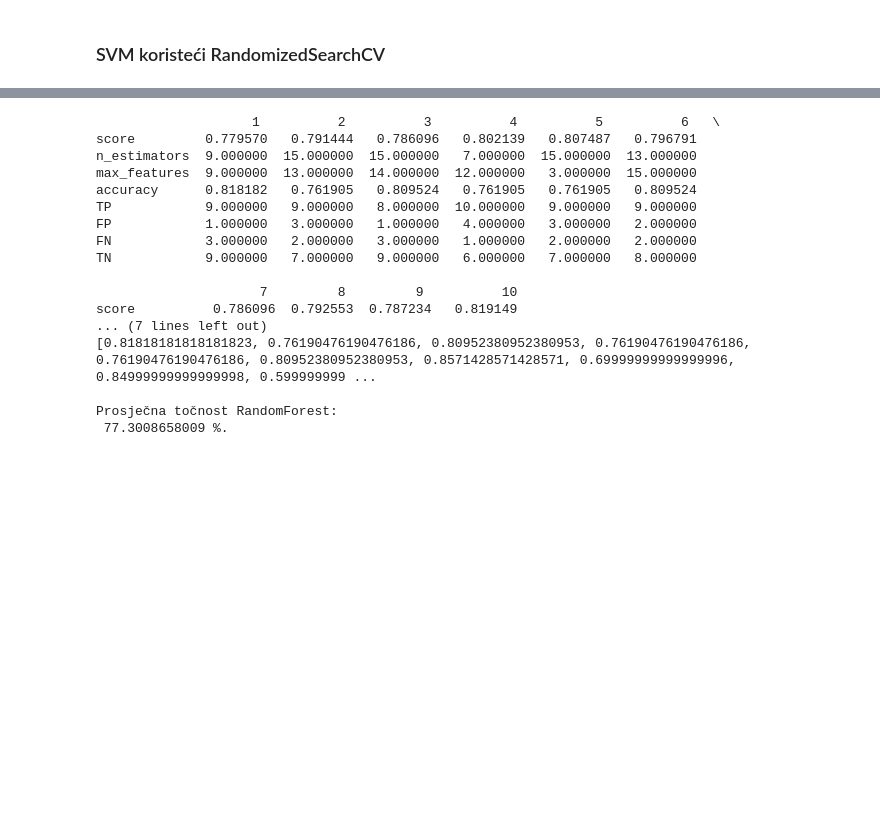
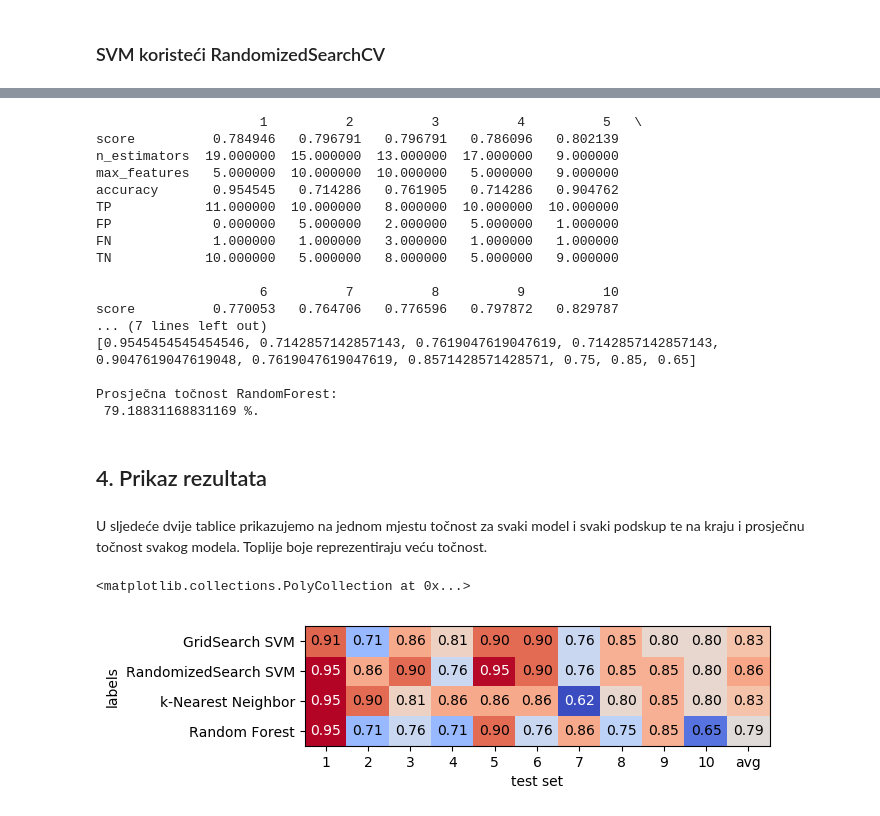
Before and after one commit to PMF-StrojnoUcenje2018/Rock_n_Mine, a Jupyter notebook: Rock_n_Mine.ipynb, the cells around one changed output, grey strips where cells are left out. Drawn from its saved outputs; the diff is of its cells as text; code cells hidden in the pictures; blank space fills up the shorter version.

```diff
--- a/Rock_n_Mine.ipynb
+++ b/Rock_n_Mine.ipynb
@@ -522,21 +528,75 @@ print(acc)
 avg_accuracy = np.average(acc)
 print("\nProsječna točnost RandomForest:\n",
       avg_accuracy*100, "%.")
+
+acc_RF = acc
 # %% [output]
-                    1          2          3          4          5          6   \
-score         0.779570   0.791444   0.786096   0.802139   0.807487   0.796791
-n_estimators  9.000000  15.000000  15.000000   7.000000  15.000000  13.000000
-max_features  9.000000  13.000000  14.000000  12.000000   3.000000  15.000000
-accuracy      0.818182   0.761905   0.809524   0.761905   0.761905   0.809524
-TP            9.000000   9.000000   8.000000  10.000000   9.000000   9.000000
-FP            1.000000   3.000000   1.000000   4.000000   3.000000   2.000000
-FN            3.000000   2.000000   3.000000   1.000000   2.000000   2.000000
-TN            9.000000   7.000000   9.000000   6.000000   7.000000   8.000000
+                     1          2          3          4          5   \
+score          0.784946   0.796791   0.796791   0.786096   0.802139
+n_estimators  19.000000  15.000000  13.000000  17.000000   9.000000
+max_features   5.000000  10.000000  10.000000   5.000000   9.000000
+accuracy       0.954545   0.714286   0.761905   0.714286   0.904762
+TP            11.000000  10.000000   8.000000  10.000000  10.000000
+FP             0.000000   5.000000   2.000000   5.000000   1.000000
+FN             1.000000   1.000000   3.000000   1.000000   1.000000
+TN            10.000000   5.000000   8.000000   5.000000   9.000000
 
-                     7         8         9          10
-score          0.786096  0.792553  0.787234   0.819149
+                     6          7          8          9          10
+score          0.770053   0.764706   0.776596   0.797872   0.829787
 ... (7 lines left out)
-[0.81818181818181823, 0.76190476190476186, 0.80952380952380953, 0.76190476190476186, 0.76190476190476186, 0.80952380952380953, 0.8571428571428571, 0.69999999999999996, 0.84999999999999998, 0.599999999 ...
+[0.9545454545454546, 0.7142857142857143, 0.7619047619047619, 0.7142857142857143, 0.9047619047619048, 0.7619047619047619, 0.8571428571428571, 0.75, 0.85, 0.65]
 
 Prosječna točnost RandomForest:
- 77.3008658009 %.
+ 79.18831168831169 %.
+# %% [markdown]
+## 4. Prikaz rezultata
+# %% [markdown]
+U sljedeće dvije tablice prikazujemo na jednom mjestu točnost za svaki model i svaki podskup te na kraju i prosječnu točnost svakog modela. Toplije boje reprezentiraju veću točnost.
+# %%
+%matplotlib inline
+
+def heatmap(values, xlabel, ylabel, xticklabels, yticklabels, cmap = None, vmin = None, vmax = None, ax = None, fmt = "%0.2f") :
+    # za veličinu cijele slike
+    plt.figure(dpi = 100)
+
+    # za veličinu fonta, fontsize javlja da je deprecated, ali radi ako treba
+    # plt.rc('text', fontsize = 9)
+
+    if ax is None:
+        ax = plt.gca()
+
+    # plot the mean cross-validation scores
+    img = ax.pcolor(values, cmap = cmap, vmin = vmin, vmax = vmax)
+    img.update_scalarmappable()
+    ax.set_xlabel(xlabel)
+    ax.set_ylabel(ylabel)
+    ax.set_xticks(np.arange(len(xticklabels)) + .5)
+    ax.set_yticks(np.arange(len(yticklabels)) + .5)
+    ax.set_xticklabels(xticklabels)
+    ax.set_yticklabels(yticklabels)
+    ax.set_aspect(0.707)
+
+    for p, color, value in zip(img.get_paths(), img.get_facecolors(), img.get_array()):
+        x, y = p.vertices[:-2, :].mean(0)
+        if np.mean(color[:3]) > 0.5:
+            c = 'k'
+        else:
+            c = 'w'
+        ax.text(x, y, fmt % value, color = c, ha = "center", va = "center")
+
+    return img
+# %%
+# svi accuracy od gore plus prosjeci
+# koristimo [::-1] da okrenemo liste naopako jer naša heatmap funkcija iscrtava od (0,0) desno-gore
+scores = np.array([acc_GridSearch_SVM + [np.average(acc_GridSearch_SVM)],
+                   acc_RandomizedSearch_SVM + [np.average(acc_RandomizedSearch_SVM)],
+                   acc_kNN + [np.average(acc_kNN)],
+                   acc_RF + [np.average(acc_RF)]][::-1])
+labels = {'labels' : ['GridSearch SVM', 'RandomizedSearch SVM', 'k-Nearest Neighbor', 'Random Forest'][::-1],
+          'test set' : list(range(1,11)) + ['avg']}
+
+heatmap(scores, xlabel='test set', xticklabels=labels['test set'],
+ylabel='labels', yticklabels=labels['labels'], cmap=cm.coolwarm)
+# %% [output]
+<matplotlib.collections.PolyCollection at 0x...>
+[figure, added]
```
Also changed, not shown: parts of 22 cells of this notebook.
